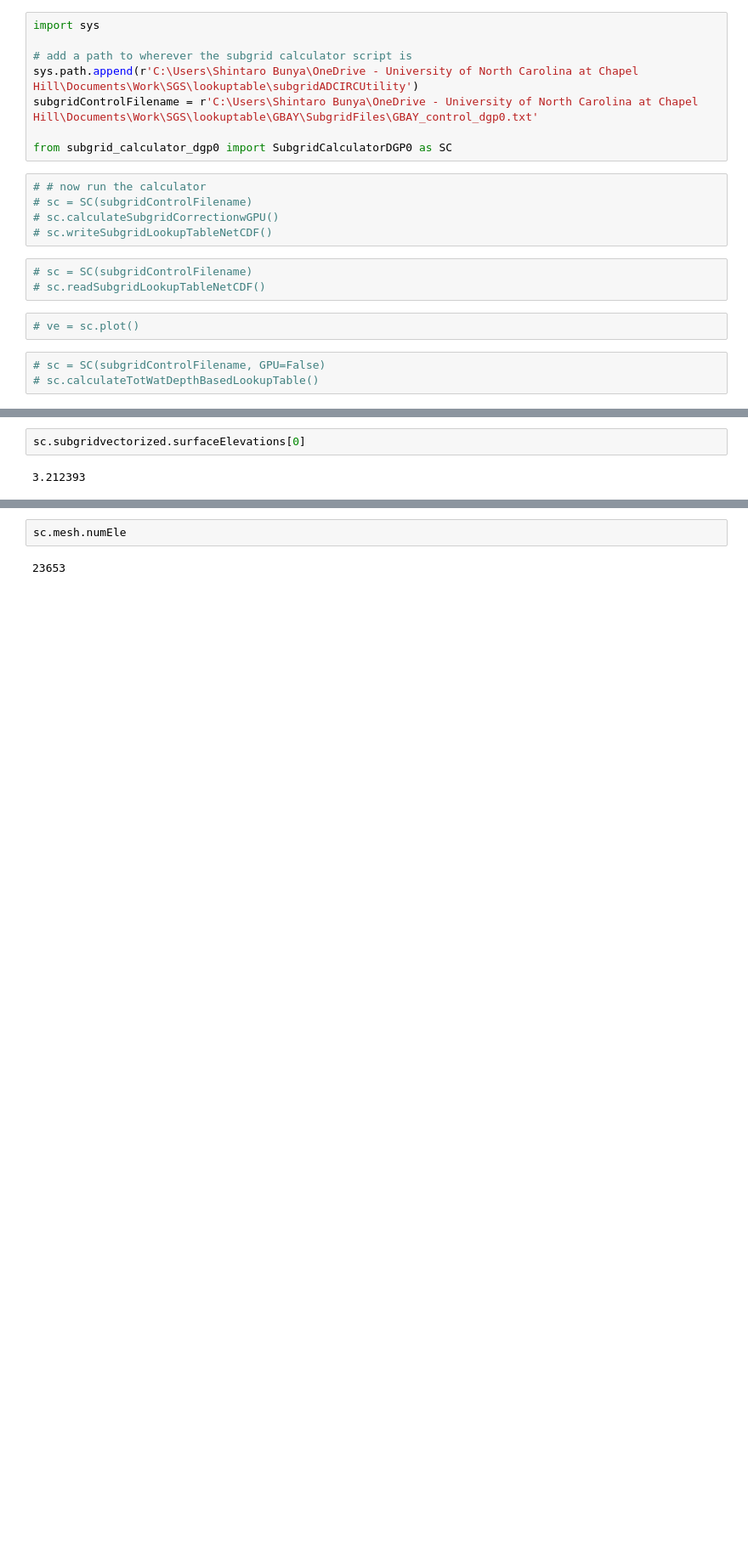
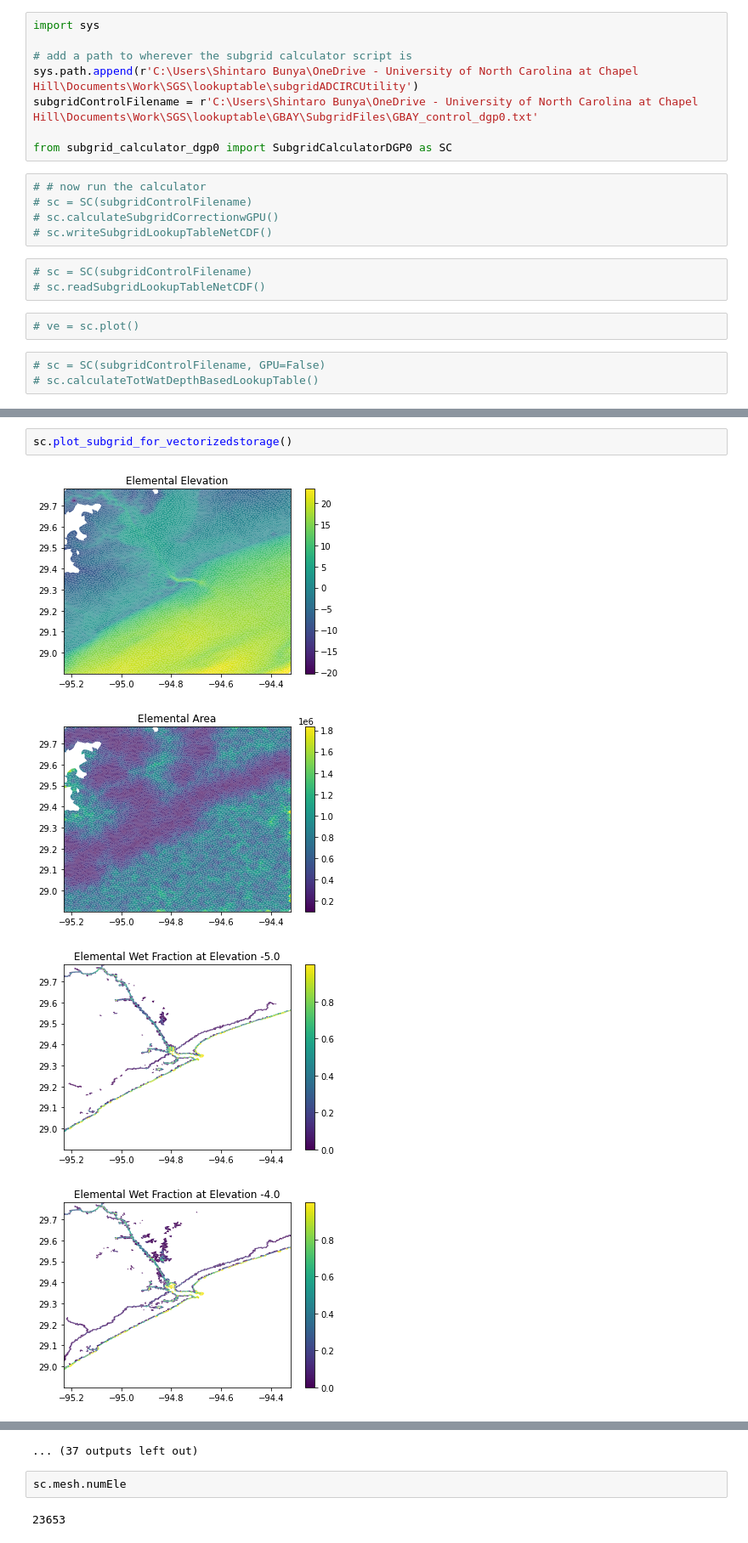
Before and after one commit to ccht-ncsu/subgridADCIRCUtility, a Jupyter notebook: GBAY_run_dgp0.ipynb, the cells around one changed output, grey strips where cells are left out. Shown at 85% size. Cells and saved outputs as stored; diff of their text form; blank space fills up the shorter version.

```diff
--- a/GBAY_run_dgp0.ipynb
+++ b/GBAY_run_dgp0.ipynb
@@ -49,4 +29,7 @@ IndexError: elemIndex not found in /
-# %%
-sc.subgridvectorized.surfaceElevations[0]
-# %% [output]
-3.212393
+# %%
+sc.plot_subgrid_for_vectorizedstorage()
+# %% [output]
+[figure, added]
+[figure, added]
+[figure, added]
+[figure, added]
@@ -53,3 +44,4 @@ sc.subgridvectorized.surfaceElevations[0]
+... (37 outputs left out)
 # %%
 sc.mesh.numEle
 # %% [output]
```
Also changed, not shown: parts of 3 cells of this notebook.
